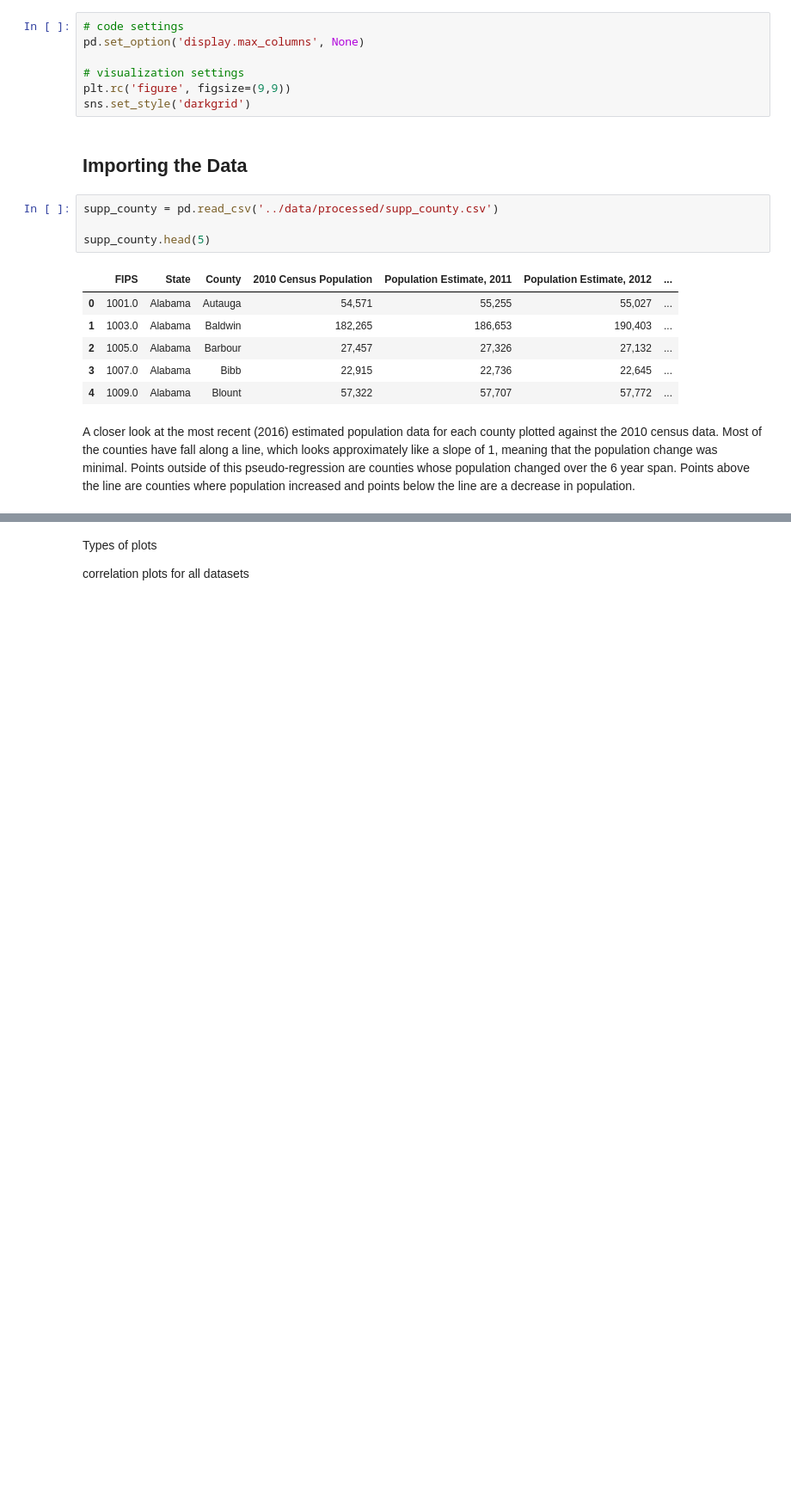
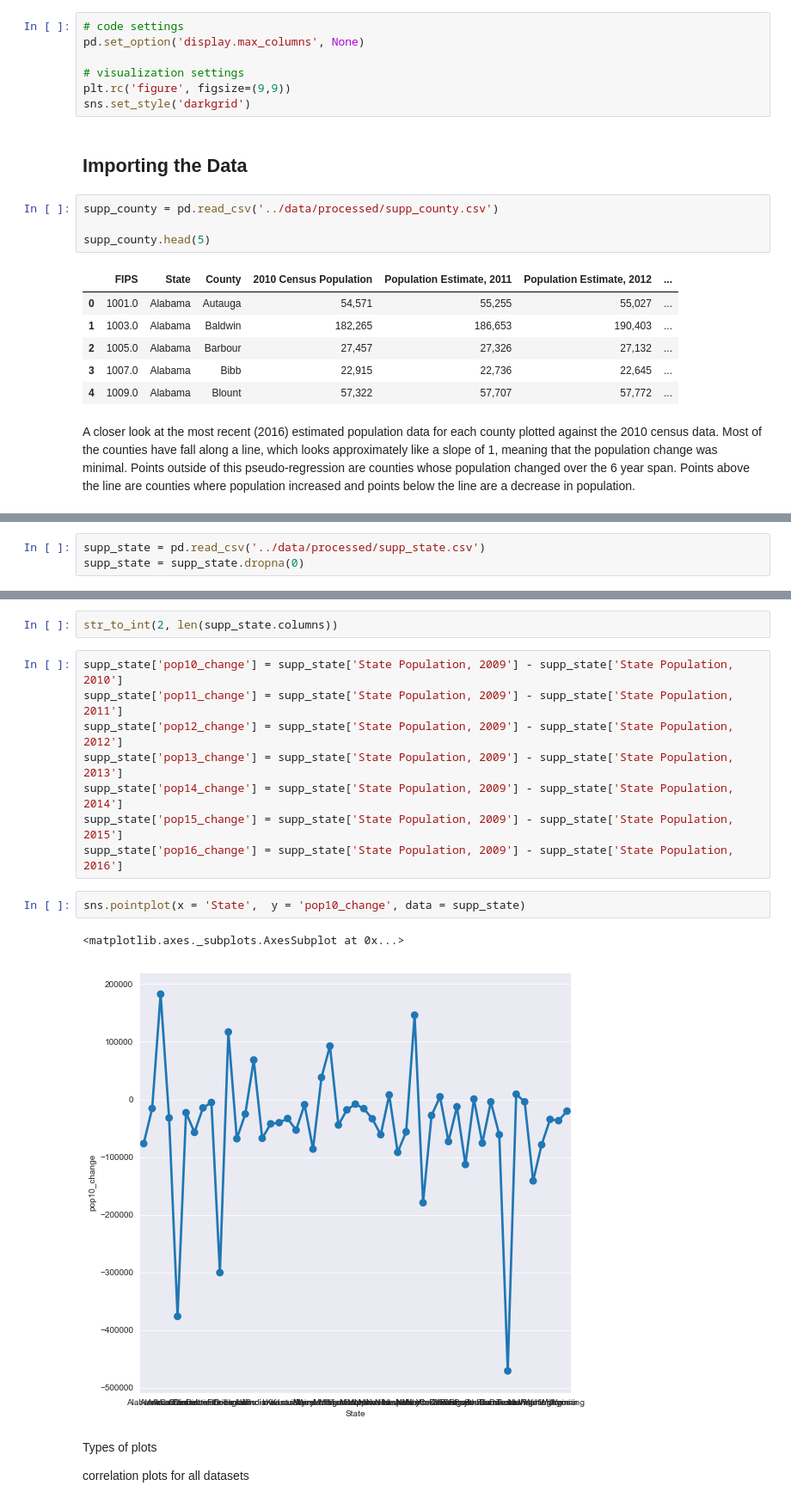
Before and after one commit to chriscross00/projects, a Jupyter notebook: food_security/notebooks/eda.ipynb, the cells around one changed output, grey strips where cells are left out. Shown: that part at 86% size. Cells and saved outputs as stored; diff of their text form; blank space fills up the shorter version.

Commit message:
outline of state pop change graph

```diff
--- a/food_security/notebooks/eda.ipynb
+++ b/food_security/notebooks/eda.ipynb
@@ -42,0 +66,3 @@ plt.yticks([])
+# %%
+supp_state = pd.read_csv('../data/processed/supp_state.csv')
+supp_state = supp_state.dropna(0)
@@ -43,3 +87,18 @@ plt.yticks([])
+# %%
+str_to_int(2, len(supp_state.columns))
+# %%
+supp_state['pop10_change'] = supp_state['State Population, 2009'] - supp_state['State Population, 2010']
+supp_state['pop11_change'] = supp_state['State Population, 2009'] - supp_state['State Population, 2011']
+supp_state['pop12_change'] = supp_state['State Population, 2009'] - supp_state['State Population, 2012']
+supp_state['pop13_change'] = supp_state['State Population, 2009'] - supp_state['State Population, 2013']
+supp_state['pop14_change'] = supp_state['State Population, 2009'] - supp_state['State Population, 2014']
+supp_state['pop15_change'] = supp_state['State Population, 2009'] - supp_state['State Population, 2015']
+supp_state['pop16_change'] = supp_state['State Population, 2009'] - supp_state['State Population, 2016']
+# %%
+sns.pointplot(x = 'State',  y = 'pop10_change', data = supp_state)
+# %% [output]
+<matplotlib.axes._subplots.AxesSubplot at 0x...>
+[figure, added]
 # %% [markdown]
 Types of plots
 
```
Also changed, not shown: parts of 4 cells of this notebook, 3 other files.
